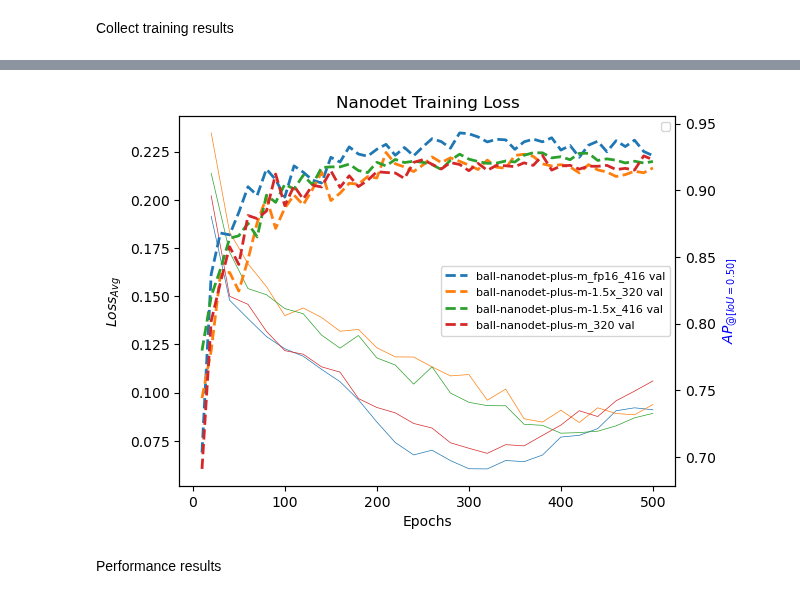
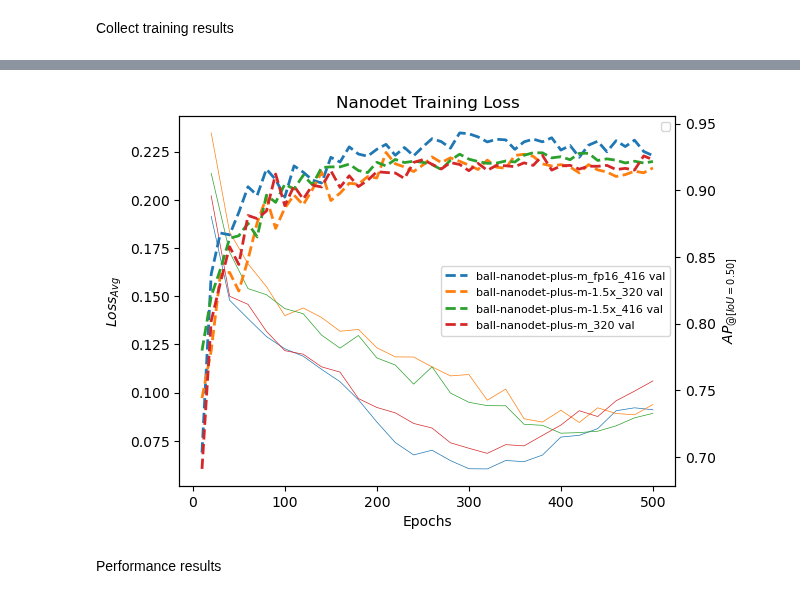
Before and after one commit to 262882/msc_detector_evaluation, a Jupyter notebook: notebook/nanodet_tune.ipynb, the cells around one changed output, grey strips where cells are left out. Saved outputs shown, nothing was run; the diff lists cells and outputs as text; code cells hidden in the pictures.

Commit message:
Remove blue axis title

```diff
--- a/notebook/nanodet_tune.ipynb
+++ b/notebook/nanodet_tune.ipynb
@@ -22,19 +22,3 @@ names = [strng[len(location):-9] for strng in logs]
 train_scores = []
 for path in logs:
     train_scores.append(nanodet_parse(path))
-# %%
-colors = plt.rcParams["axes.prop_cycle"].by_key()["color"]
-
-leg_list = []
-for i, train_score in enumerate(train_scores):
-    plt.plot(train_score[0], train_score[1], linestyle='-', color=colors[i], linewidth=0.5)
-    leg_list.append(names[i] + " train")
-    plt.plot(train_score[2], train_score[3], linestyle='--', color=colors[i], linewidth=2)
-    leg_list.append(names[i] + " val")
-
-plt.legend(leg_list, loc="upper right", fontsize="8", ncol=1)
-plt.xlabel("Epochs")
-plt.ylabel("$" + "Loss_{BBox}" + "$")
-plt.yscale('log')
-plt.title("Nanodet Training Loss")
-plt.show()
@@ -43,25 +25,25 @@ plt.show()
 # %%
 colors = plt.rcParams["axes.prop_cycle"].by_key()["color"]
 fig, ax1 = plt.subplots()
 plt.title("Nanodet Training Loss")
 ax2 = ax1.twinx()
 
 leg_list_train = []
 leg_list_val = []
 for i, train_score in enumerate(train_scores):
     ax1.plot(train_score[0], train_score[1], linestyle='-', color=colors[i], linewidth=0.5)
     #leg_list_train.append(names[i] + " train")
     ax2.plot(train_score[2], train_score[3], linestyle='--', color=colors[i], linewidth=2)
     leg_list_val.append(names[i] + " val")
 
 ax1.legend(leg_list_train, loc="upper right", fontsize="8", ncol=1)
 ax1.set_xlabel("Epochs")
 ax1.set_ylabel("$" + "Loss_{Avg}" + "$")
 ax2.legend(leg_list_val, loc="center right", fontsize="8", ncol=1)
-ax2.set_ylabel('$' + 'AP_{@[IoU=0.50]}' + '$', color='b')
+ax2.set_ylabel('$' + 'AP_{@[IoU=0.50]}' + '$')
 plt.show()
 # %% [output]
-[figure, old version]
+[figure, new version]
 # %% [markdown]
 Performance results
 # %%
```
Also changed, not shown: parts of 1 cell of this notebook, 1 other file.
